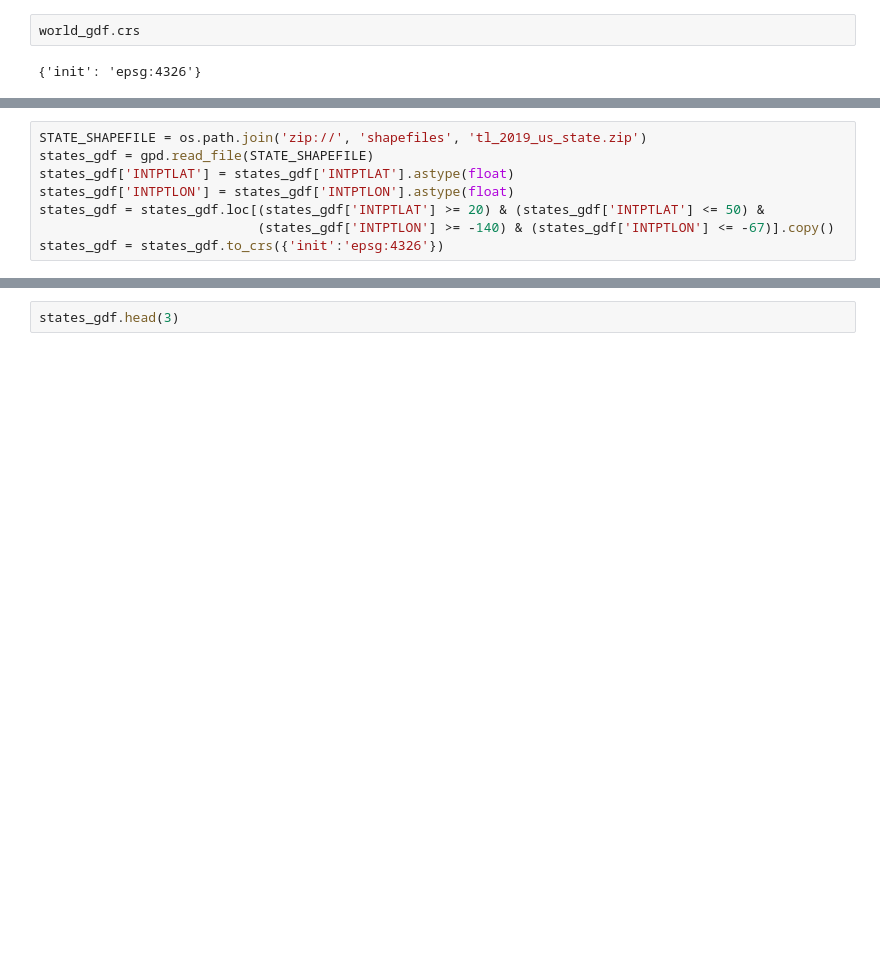
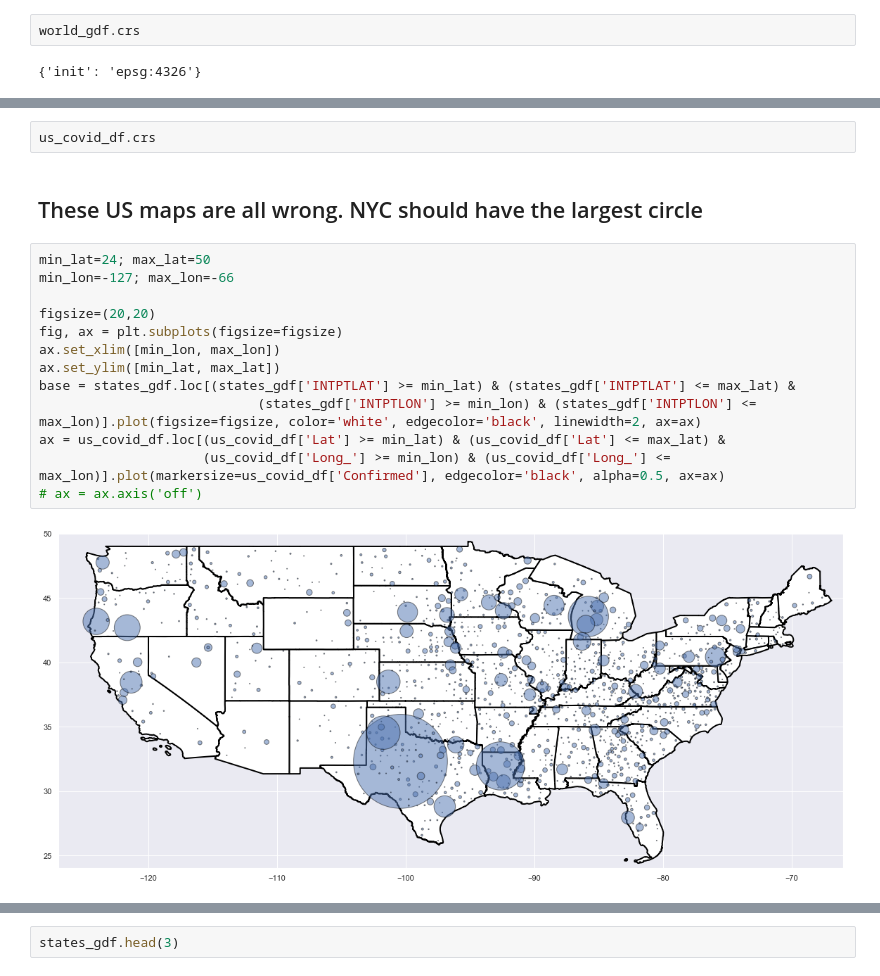
Before and after one commit to MattTriano/COVID-19_Viz, a Jupyter notebook: COVID-19_EDA_2.ipynb, the cells around one changed output, grey strips where cells are left out. Drawn from its saved outputs; the diff is of its cells as text; blank space fills up the shorter version.

```diff
--- a/COVID-19_EDA_2.ipynb
+++ b/COVID-19_EDA_2.ipynb
@@ -296,8 +306,19 @@ states_gdf.crs
-# %%
-STATE_SHAPEFILE = os.path.join('zip://', 'shapefiles', 'tl_2019_us_state.zip')
-states_gdf = gpd.read_file(STATE_SHAPEFILE)
-states_gdf['INTPTLAT'] = states_gdf['INTPTLAT'].astype(float)
-states_gdf['INTPTLON'] = states_gdf['INTPTLON'].astype(float)
-states_gdf = states_gdf.loc[(states_gdf['INTPTLAT'] >= 20) & (states_gdf['INTPTLAT'] <= 50) &
-                            (states_gdf['INTPTLON'] >= -140) & (states_gdf['INTPTLON'] <= -67)].copy()
-states_gdf = states_gdf.to_crs({'init':'epsg:4326'})
+# %%
+us_covid_df.crs
+# %% [markdown]
+## These US maps are all wrong. NYC should have the largest circle
+# %%
+min_lat=24; max_lat=50
+min_lon=-127; max_lon=-66
+
+figsize=(20,20)
+fig, ax = plt.subplots(figsize=figsize)
+ax.set_xlim([min_lon, max_lon])
+ax.set_ylim([min_lat, max_lat])
+base = states_gdf.loc[(states_gdf['INTPTLAT'] >= min_lat) & (states_gdf['INTPTLAT'] <= max_lat) &
+                            (states_gdf['INTPTLON'] >= min_lon) & (states_gdf['INTPTLON'] <= max_lon)].plot(figsize=figsize, color='white', edgecolor='black', linewidth=2, ax=ax)
+ax = us_covid_df.loc[(us_covid_df['Lat'] >= min_lat) & (us_covid_df['Lat'] <= max_lat) &
+                     (us_covid_df['Long_'] >= min_lon) & (us_covid_df['Long_'] <= max_lon)].plot(markersize=us_covid_df['Confirmed'], edgecolor='black', alpha=0.5, ax=ax)
+# ax = ax.axis('off')
+# %% [output]
+[figure, added]
```
Also changed, not shown: parts of 14 cells of this notebook.
